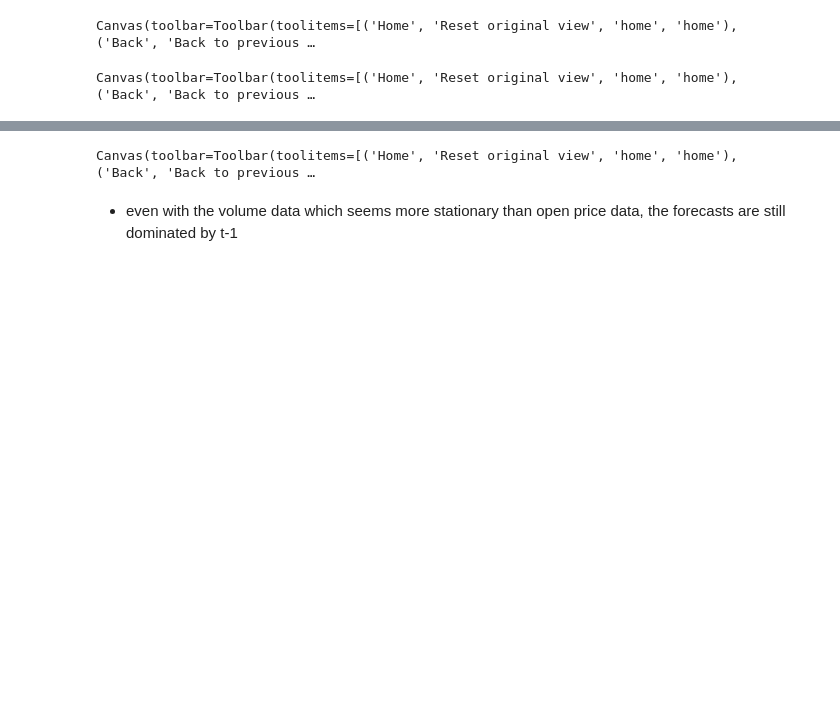
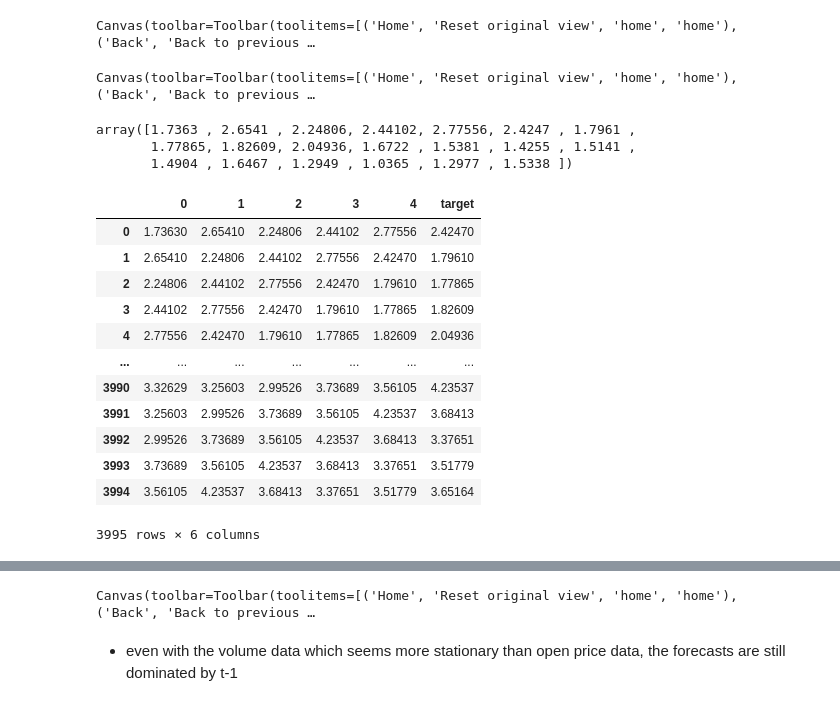
Before and after one commit to tristanmckechnie/tristan_meng_data_science, a Jupyter notebook: 1d_time_series_prediction_class.ipynb, the cells around one changed output, grey strips where cells are left out. Drawn from its saved outputs; the diff is of its cells as text; code cells hidden in the pictures; blank space fills up the shorter version.

```diff
--- a/1d_time_series_prediction_class.ipynb
+++ b/1d_time_series_prediction_class.ipynb
@@ -374,10 +32,34 @@ sp_500
 # 3.0 Example of using class
 # %%
 # initialize class object
-normal = time_series_prediction(sp_500['Date'][-2000:],sp_500['Volume'][-2000:]/1e9,5,1) # pass: ime series dates, univariate time series, lag window length, a number of steps ahead to predict
+normal = time_series_prediction(sp_500['Date'][-4000:],sp_500['Volume'][-4000:]/1e9,5,1) # pass: ime series dates, univariate time series, lag window length, a number of steps ahead to predict
 normal.sliding_window_1(verbose=0) # time series to supervised ML problem
-normal.train_test_split(split=1200) # testing and training dataset split
+normal.train_test_split(split=3500) # testing and training dataset split
 normal.test_train_plot()    # visualize training split
 # %% [output]
 Canvas(toolbar=Toolbar(toolitems=[('Home', 'Reset original view', 'home', 'home'), ('Back', 'Back to previous …
 Canvas(toolbar=Toolbar(toolitems=[('Home', 'Reset original view', 'home', 'home'), ('Back', 'Back to previous …
+# %%
+normal.one_d_time_series[0:20]
+# %% [output]
+array([1.7363 , 2.6541 , 2.24806, 2.44102, 2.77556, 2.4247 , 1.7961 ,
+       1.77865, 1.82609, 2.04936, 1.6722 , 1.5381 , 1.4255 , 1.5141 ,
+       1.4904 , 1.6467 , 1.2949 , 1.0365 , 1.2977 , 1.5338 ])
+# %%
+input_df = pd.DataFrame(normal.input_data)
+input_df['target'] = normal.target_data
+input_df
+# %% [output]
+|  | 0 | 1 | 2 | 3 | 4 | target |
+| 0 | 1.73630 | 2.65410 | 2.24806 | 2.44102 | 2.77556 | 2.42470 |
+| 1 | 2.65410 | 2.24806 | 2.44102 | 2.77556 | 2.42470 | 1.79610 |
+| 2 | 2.24806 | 2.44102 | 2.77556 | 2.42470 | 1.79610 | 1.77865 |
+| 3 | 2.44102 | 2.77556 | 2.42470 | 1.79610 | 1.77865 | 1.82609 |
+| 4 | 2.77556 | 2.42470 | 1.79610 | 1.77865 | 1.82609 | 2.04936 |
+| ... | ... | ... | ... | ... | ... | ... |
+| 3990 | 3.32629 | 3.25603 | 2.99526 | 3.73689 | 3.56105 | 4.23537 |
+| 3991 | 3.25603 | 2.99526 | 3.73689 | 3.56105 | 4.23537 | 3.68413 |
+| 3992 | 2.99526 | 3.73689 | 3.56105 | 4.23537 | 3.68413 | 3.37651 |
+| 3993 | 3.73689 | 3.56105 | 4.23537 | 3.68413 | 3.37651 | 3.51779 |
+| 3994 | 3.56105 | 4.23537 | 3.68413 | 3.37651 | 3.51779 | 3.65164 |
+3995 rows × 6 columns
```
Also changed, not shown: parts of 8 cells of this notebook, 1 other file.
